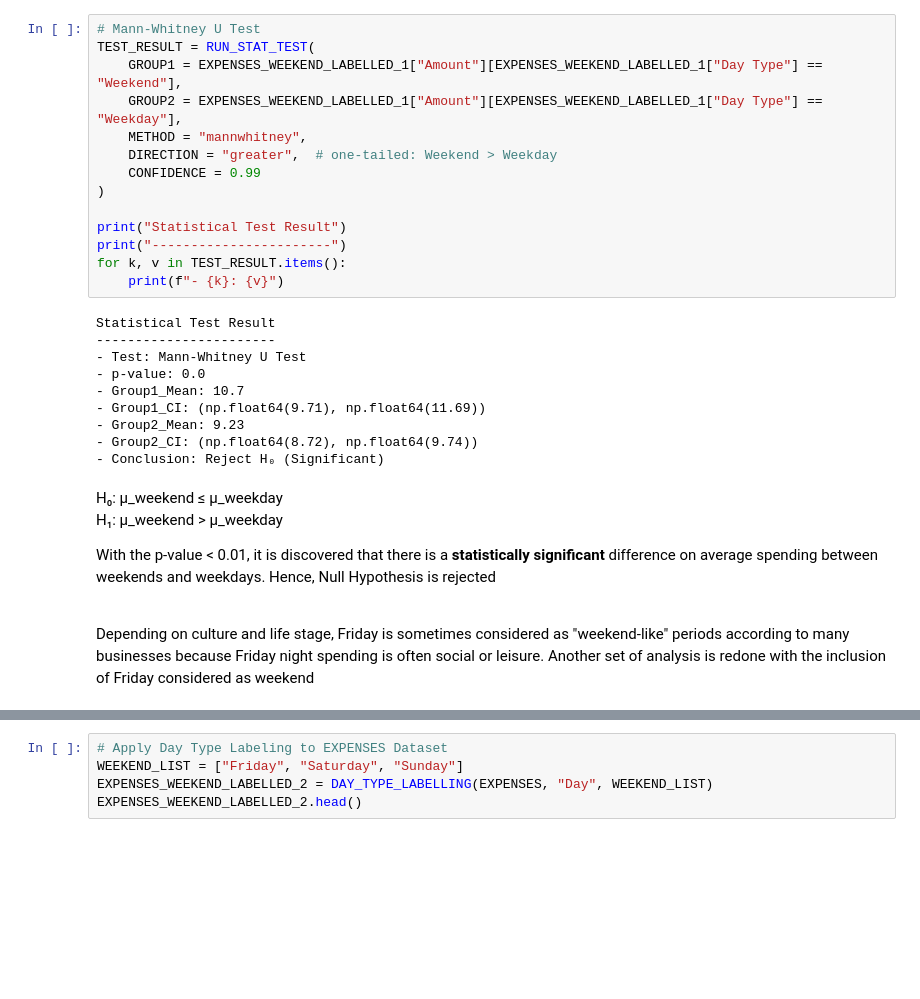
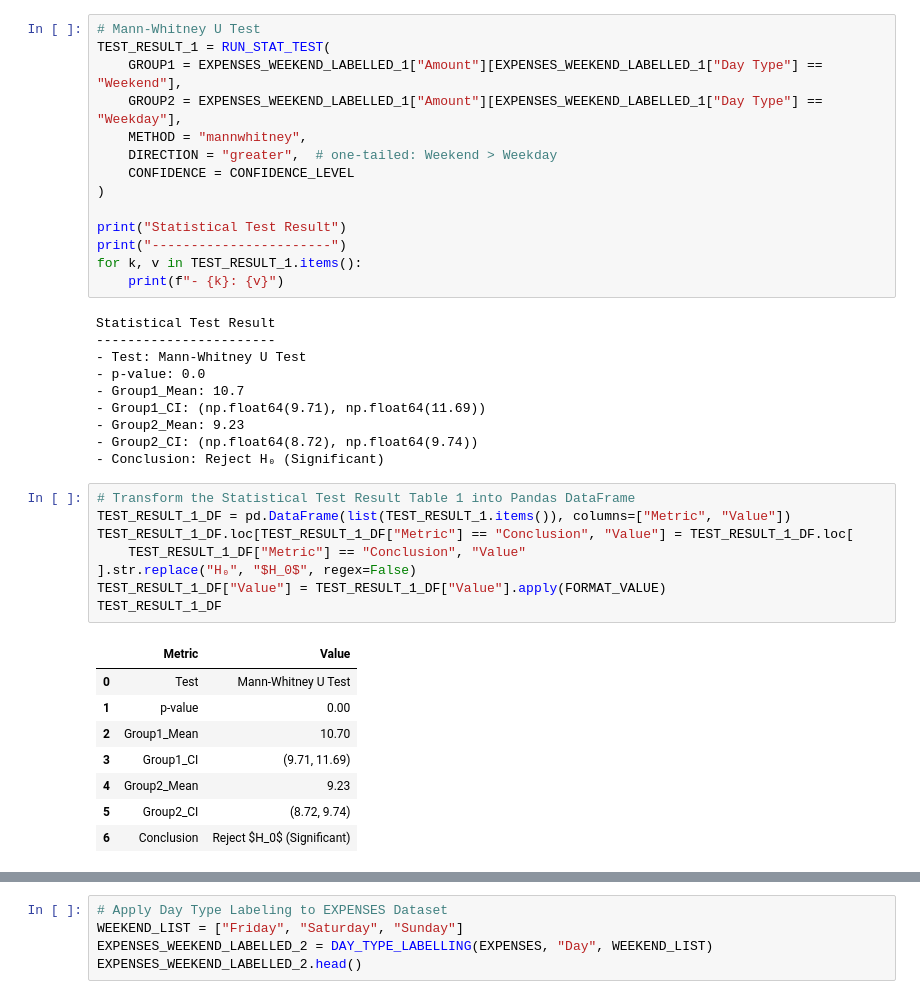
Before and after one commit to fawiyogo001/Paktolos, a Jupyter notebook: NOTEBOOKS/CASH_FLOW_DATA_ANALYSIS.ipynb, the cells around one changed output, grey strips where cells are left out. Cells and saved outputs as stored; diff of their text form; blank space fills up the shorter version.

```diff
--- a/NOTEBOOKS/CASH_FLOW_DATA_ANALYSIS.ipynb
+++ b/NOTEBOOKS/CASH_FLOW_DATA_ANALYSIS.ipynb
@@ -744,16 +997,16 @@ Hypotheses for One-Tailed Test:
 # %%
 # Mann-Whitney U Test
-TEST_RESULT = RUN_STAT_TEST(
+TEST_RESULT_1 = RUN_STAT_TEST(
     GROUP1 = EXPENSES_WEEKEND_LABELLED_1["Amount"][EXPENSES_WEEKEND_LABELLED_1["Day Type"] == "Weekend"],
     GROUP2 = EXPENSES_WEEKEND_LABELLED_1["Amount"][EXPENSES_WEEKEND_LABELLED_1["Day Type"] == "Weekday"],
     METHOD = "mannwhitney",
     DIRECTION = "greater",  # one-tailed: Weekend > Weekday
-    CONFIDENCE = 0.99
+    CONFIDENCE = CONFIDENCE_LEVEL
 )
 
 print("Statistical Test Result")
 print("-----------------------")
-for k, v in TEST_RESULT.items():
+for k, v in TEST_RESULT_1.items():
     print(f"- {k}: {v}")
 # %% [output]
 Statistical Test Result
@@ -765,17 +1018,20 @@ Statistical Test Result
 - Group2_Mean: 9.23
 - Group2_CI: (np.float64(8.72), np.float64(9.74))
 - Conclusion: Reject H₀ (Significant)
-# %% [markdown]
-<p>
-H₀: μ_weekend ≤ μ_weekday
-<br>
-H₁: μ_weekend > μ_weekday
-
-With the p-value < 0.01, it is discovered that there is a <b>statistically significant</b> difference on average spending between weekends and weekdays. Hence, Null Hypothesis is rejected
-
-</p>
-<br>
-<p>
-Depending on culture and life stage, Friday is sometimes considered as "weekend-like" periods according to many businesses because Friday night spending is often social or leisure. Another set of analysis is redone with the inclusion of Friday considered as weekend
-
-</p>
+# %%
+# Transform the Statistical Test Result Table 1 into Pandas DataFrame
+TEST_RESULT_1_DF = pd.DataFrame(list(TEST_RESULT_1.items()), columns=["Metric", "Value"])
+TEST_RESULT_1_DF.loc[TEST_RESULT_1_DF["Metric"] == "Conclusion", "Value"] = TEST_RESULT_1_DF.loc[
+    TEST_RESULT_1_DF["Metric"] == "Conclusion", "Value"
+].str.replace("H₀", "$H_0$", regex=False)
+TEST_RESULT_1_DF["Value"] = TEST_RESULT_1_DF["Value"].apply(FORMAT_VALUE)
+TEST_RESULT_1_DF
+# %% [output]
+|  | Metric | Value |
+| 0 | Test | Mann-Whitney U Test |
+| 1 | p-value | 0.00 |
+| 2 | Group1_Mean | 10.70 |
+| 3 | Group1_CI | (9.71, 11.69) |
+| 4 | Group2_Mean | 9.23 |
+| 5 | Group2_CI | (8.72, 9.74) |
+| 6 | Conclusion | Reject $H_0$ (Significant) |
```
Also changed, not shown: parts of 66 cells of this notebook, 24 other files.
